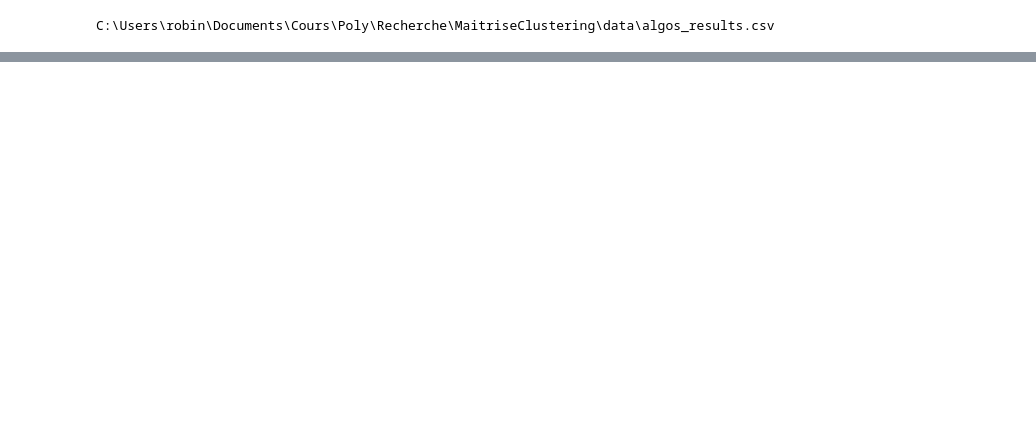
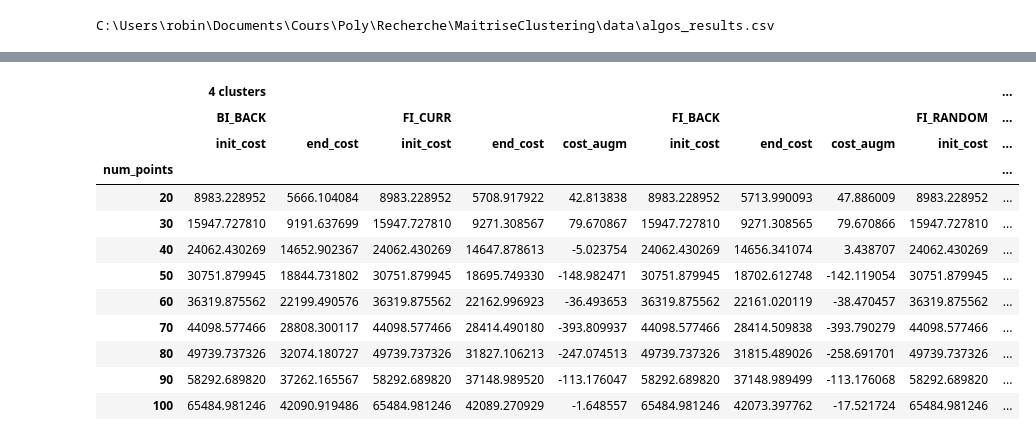
Before and after one commit to Rob174/MaitriseClustering, a Jupyter notebook: repr_partitions_cluster/experiments/algo_results.ipynb, the cells around one changed output, grey strips where cells are left out. Drawn from its saved outputs; the diff is of its cells as text; code cells hidden in the pictures; blank space fills up the shorter version.

```diff
--- a/repr_partitions_cluster/experiments/algo_results.ipynb
+++ b/repr_partitions_cluster/experiments/algo_results.ipynb
@@ -1,12 +1,15 @@
 # %%
+
 import pandas as pd
 import numpy as np
 from pathlib import Path
 from IPython.display import display, HTML
 import plotly.express as px
+import dataframe_image as dfi
 pd.options.mode.chained_assignment = 'warn'  # default=
 pd.options.plotting.backend = "plotly"
 PATH_CACHE = Path("../../data/algos_results.csv").resolve()
 print(PATH_CACHE)
+pd.set_option('display.max_columns', None)
 # %% [output]
 C:\Users\robin\Documents\Cours\Poly\Recherche\MaitriseClustering\data\algos_results.csv
@@ -43,4 +15,0 @@ Index(['num_clusters', 'num_points', 'init_type', 'ImprClass',
-# %%
-pd.set_option('display.max_rows', None, 'display.max_columns', None)
-df100_cluster = pd.concat(Lcluster_concat, axis=1, keys=["4 clusters", "8 clusters","16 clusters", "64 clusters"])
-df100_cluster
@@ -97,0 +16,39 @@ fig.show("png")
+# %%
+df = pd.read_csv(PATH_CACHE)
+init_type = "kmean+"
+local_df = df[df["init_type"] == init_type].copy()
+local_df.loc[:,"algorithm"] = local_df["ImprClass"]+"_" + local_df["iteration_order"]
+local_df.loc[:,"index"] = local_df["uuid_points_coords"]+"_" + local_df["uuid_points_assign"]+"_"+local_df["num_points"].astype(str)
+local_df = local_df.drop(["ImprClass","init_type","iteration_order","uuid_points_coords","uuid_points_assign","time","num_iter"],axis=1)
+Lcluster_concat = []
+for num_clusters in [4,8]:
+    Linit_concat = []
+    df_clusters = local_df[local_df["num_clusters"] == num_clusters].copy()
+    for algorithm in pd.unique(df_clusters["algorithm"]):
+        tmp_df = df_clusters[df_clusters["algorithm"] == algorithm].copy()
+        tmp_df.set_index(["index"],inplace=True)
+        if "Best" in algorithm:
+            backup_tmp_df = tmp_df.copy()
+        else:
+            tmp_df.loc[:,"cost_augm"] = tmp_df["end_cost"].copy() - backup_tmp_df["end_cost"].copy()
+        tmp_df = tmp_df.groupby("num_points",as_index=False).mean()
+        tmp_df = tmp_df.drop(['num_clusters'],axis=1)
+        tmp_df.set_index(["num_points"],inplace=True)
+        Linit_concat.append(tmp_df)
+    Lcluster_concat.append(pd.concat(Linit_concat,axis=1, keys=["BI_BACK", "FI_CURR", "FI_BACK", "FI_RANDOM"]))
+df100_cluster = pd.concat(Lcluster_concat, axis=1, keys=["4 clusters", "8 clusters","16 clusters", "64 clusters"])
+df100_cluster
+# %% [output]
+|  | 4 clusters |  |  |  |  |  |  |  |  | ... |
+|  | BI_BACK |  | FI_CURR |  |  | FI_BACK |  |  | FI_RANDOM | ... |
+|  | init_cost | end_cost | init_cost | end_cost | cost_augm | init_cost | end_cost | cost_augm | init_cost | ... |
+| num_points |  |  |  |  |  |  |  |  |  | ... |
+| 20 | 8983.228952 | 5666.104084 | 8983.228952 | 5708.917922 | 42.813838 | 8983.228952 | 5713.990093 | 47.886009 | 8983.228952 | ... |
+| 30 | 15947.727810 | 9191.637699 | 15947.727810 | 9271.308567 | 79.670867 | 15947.727810 | 9271.308565 | 79.670866 | 15947.727810 | ... |
+| 40 | 24062.430269 | 14652.902367 | 24062.430269 | 14647.878613 | -5.023754 | 24062.430269 | 14656.341074 | 3.438707 | 24062.430269 | ... |
+| 50 | 30751.879945 | 18844.731802 | 30751.879945 | 18695.749330 | -148.982471 | 30751.879945 | 18702.612748 | -142.119054 | 30751.879945 | ... |
+| 60 | 36319.875562 | 22199.490576 | 36319.875562 | 22162.996923 | -36.493653 | 36319.875562 | 22161.020119 | -38.470457 | 36319.875562 | ... |
+| 70 | 44098.577466 | 28808.300117 | 44098.577466 | 28414.490180 | -393.809937 | 44098.577466 | 28414.509838 | -393.790279 | 44098.577466 | ... |
+| 80 | 49739.737326 | 32074.180727 | 49739.737326 | 31827.106213 | -247.074513 | 49739.737326 | 31815.489026 | -258.691701 | 49739.737326 | ... |
+| 90 | 58292.689820 | 37262.165567 | 58292.689820 | 37148.989520 | -113.176047 | 58292.689820 | 37148.989499 | -113.176068 | 58292.689820 | ... |
+| 100 | 65484.981246 | 42090.919486 | 65484.981246 | 42089.270929 | -1.648557 | 65484.981246 | 42073.397762 | -17.521724 | 65484.981246 | ... |
```
Also changed, not shown: parts of 8 cells of this notebook, 3 other files.
